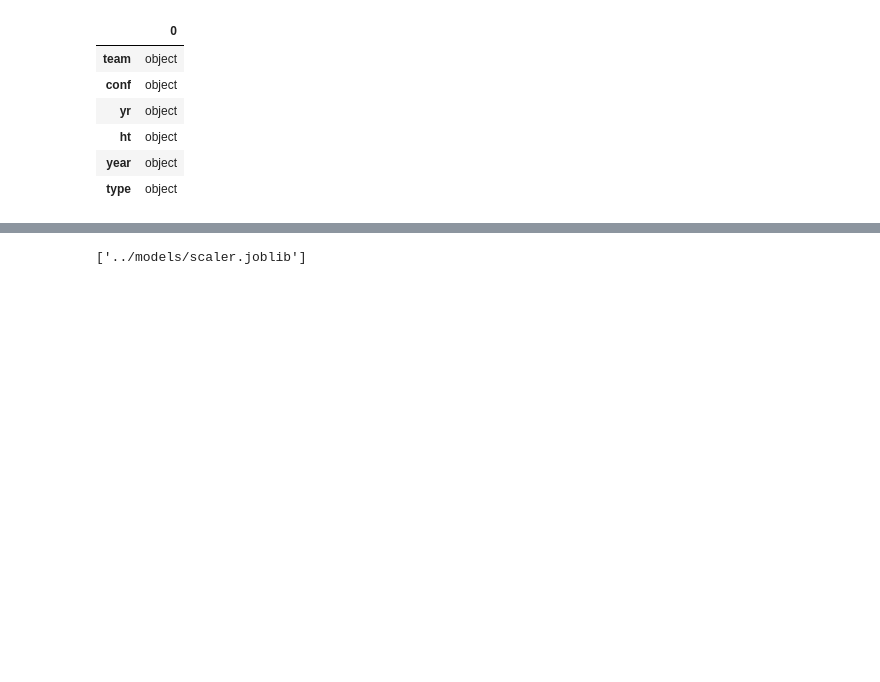
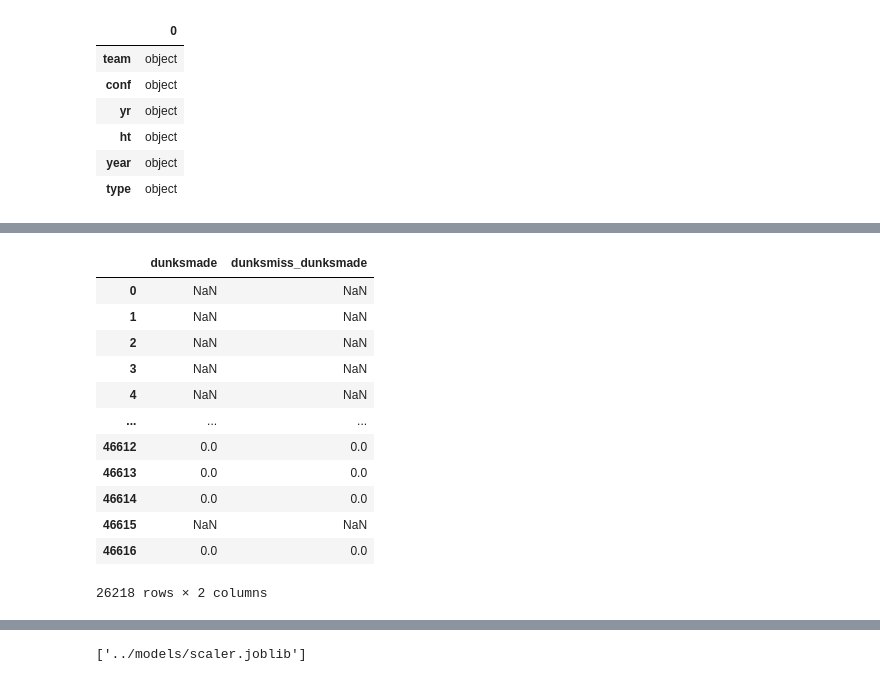
Before and after one commit to SamLKnowles/AMLAGroup13A1, a Jupyter notebook: notebooks/Sams Sandbox.ipynb, the cells around one changed output, grey strips where cells are left out. Saved outputs shown, nothing was run; the diff lists cells and outputs as text; code cells hidden in the pictures; blank space fills up the shorter version.

```diff
--- a/notebooks/Sams Sandbox.ipynb
+++ b/notebooks/Sams Sandbox.ipynb
@@ -153,0 +171,16 @@ target = cleaned_df.pop('drafted')
+# %%
+train[train['dunks_ratio'].isna()].filter(['dunksmade','dunksmiss_dunksmade'])
+# %% [output]
+|  | dunksmade | dunksmiss_dunksmade |
+| 0 | NaN | NaN |
+| 1 | NaN | NaN |
+| 2 | NaN | NaN |
+| 3 | NaN | NaN |
+| 4 | NaN | NaN |
+| ... | ... | ... |
+| 46612 | 0.0 | 0.0 |
+| 46613 | 0.0 | 0.0 |
+| 46614 | 0.0 | 0.0 |
+| 46615 | NaN | NaN |
+| 46616 | 0.0 | 0.0 |
+26218 rows × 2 columns
```
Also changed, not shown: parts of 43 cells of this notebook, 3 other files.
